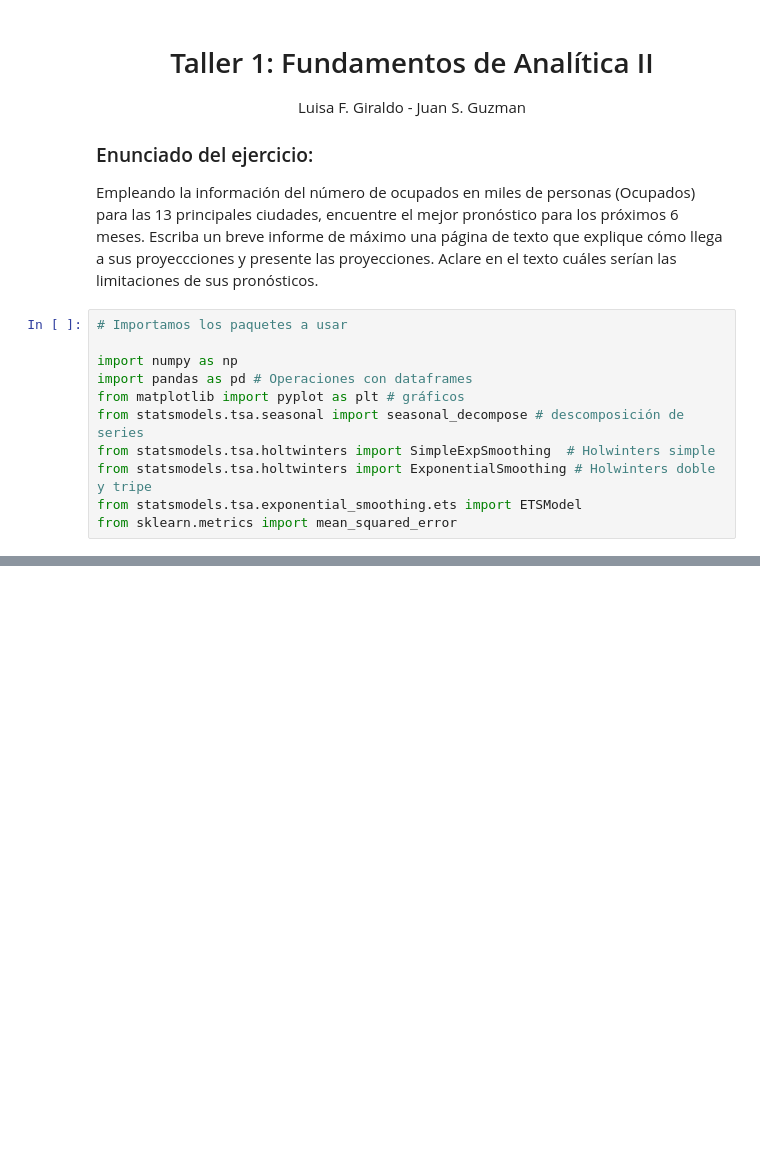
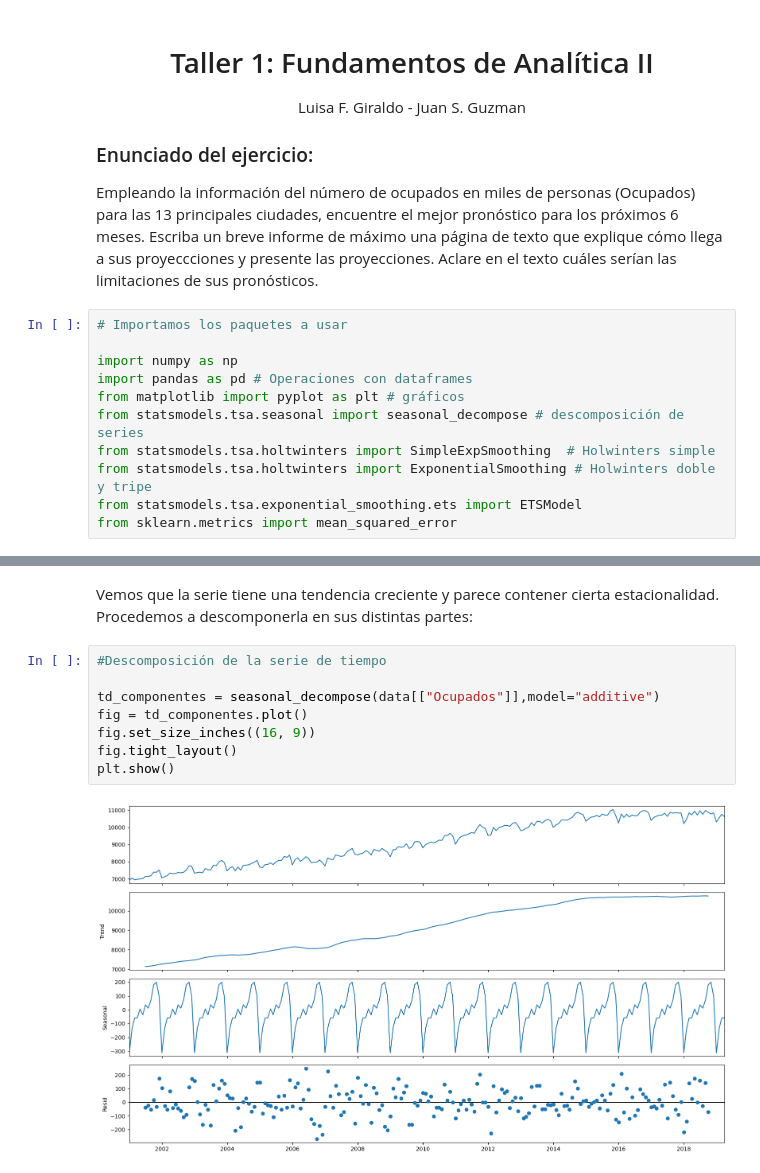
Before and after one commit to guzmanjs/MCD, a Jupyter notebook: Semestre 2/Fundamentos Analitica II/Ejercicios en clase/taller1_fundamentos_de_analitica2.ipynb, the cells around one changed output, grey strips where cells are left out. Cells and saved outputs as stored; diff of their text form; blank space fills up the shorter version.

```diff
--- a/Semestre 2/Fundamentos Analitica II/Ejercicios en clase/taller1_fundamentos_de_analitica2.ipynb
+++ b/Semestre 2/Fundamentos Analitica II/Ejercicios en clase/taller1_fundamentos_de_analitica2.ipynb
@@ -26,0 +53,12 @@ data.head()
+# %% [markdown]
+Vemos que la serie tiene una tendencia creciente y parece contener cierta estacionalidad. Procedemos a descomponerla en sus distintas partes:
+# %%
+#Descomposición de la serie de tiempo
+
+td_componentes = seasonal_decompose(data[["Ocupados"]],model="additive")
+fig = td_componentes.plot()
+fig.set_size_inches((16, 9))
+fig.tight_layout()
+plt.show()
+# %% [output]
+[figure, added]
```
Also changed, not shown: parts of 7 cells of this notebook.
